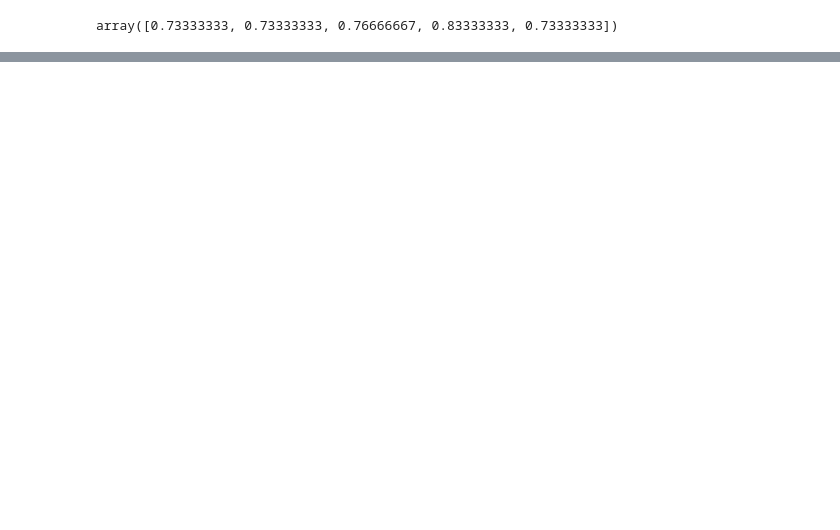
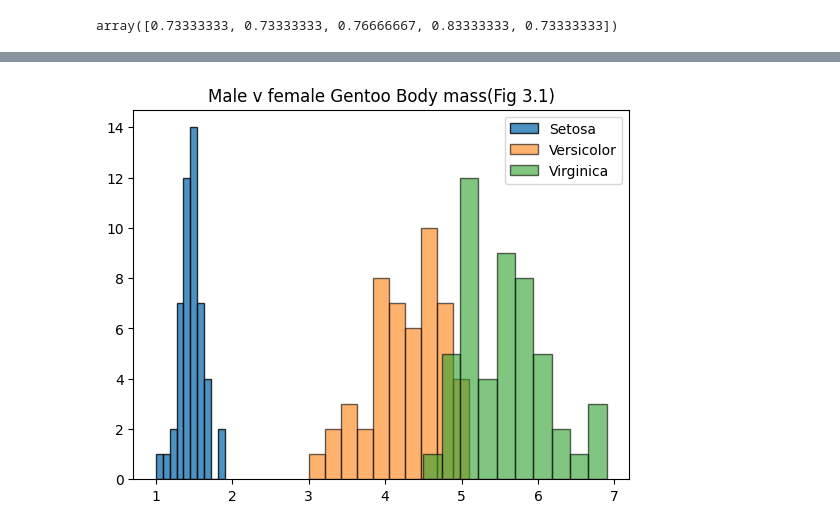
Before and after one commit to RochejamieGMIT/MachineLearning, a Jupyter notebook: tasks.ipynb, the cells around one changed output, grey strips where cells are left out. Cells and saved outputs as stored; diff of their text form; code cells hidden in the pictures; blank space fills up the shorter version.

Commit message:
add histograms

```diff
--- a/tasks.ipynb
+++ b/tasks.ipynb
@@ -421,0 +422,17 @@ plt.show()
+# %%
+# https://www.geeksforgeeks.org/python-pandas-dataframe-isin/
+IrisSetosaGroup = df[df["species"].isin(['setosa'])]
+# %%
+IrisVersicolorGroup = df[df["species"].isin(['versicolor'])]
+# %%
+IrisVirginicaGroup = df[df["species"].isin(['virginica'])]
+# %%
+# https://www.geeksforgeeks.org/how-to-plot-two-histograms-together-in-matplotlib/
+plt.hist(IrisSetosaGroup['petal_length'], label="Setosa",alpha=.8,edgecolor="Black")
+plt.hist(IrisVersicolorGroup['petal_length'],label="Versicolor",alpha=.6,edgecolor="Black")
+plt.hist(IrisVirginicaGroup['petal_length'],label="Virginica",alpha=.6,edgecolor="Black")
+plt.legend()
+plt.title('Male v female Gentoo Body mass(Fig 3.1)')
+plt.show()
+# %% [output]
+[figure, added]
```
Also changed, not shown: parts of 7 cells of this notebook.
